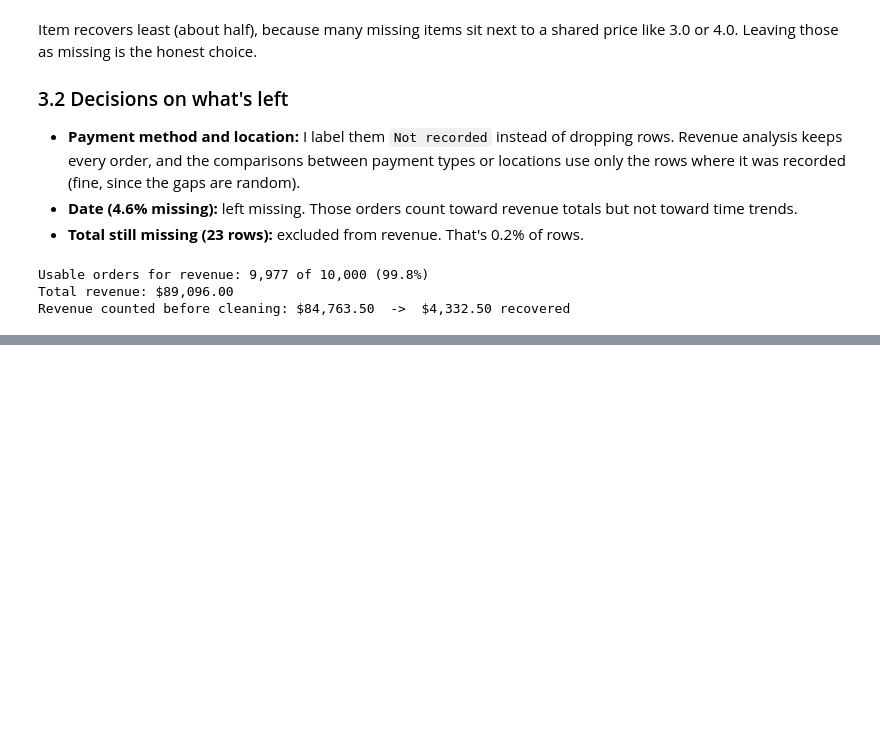
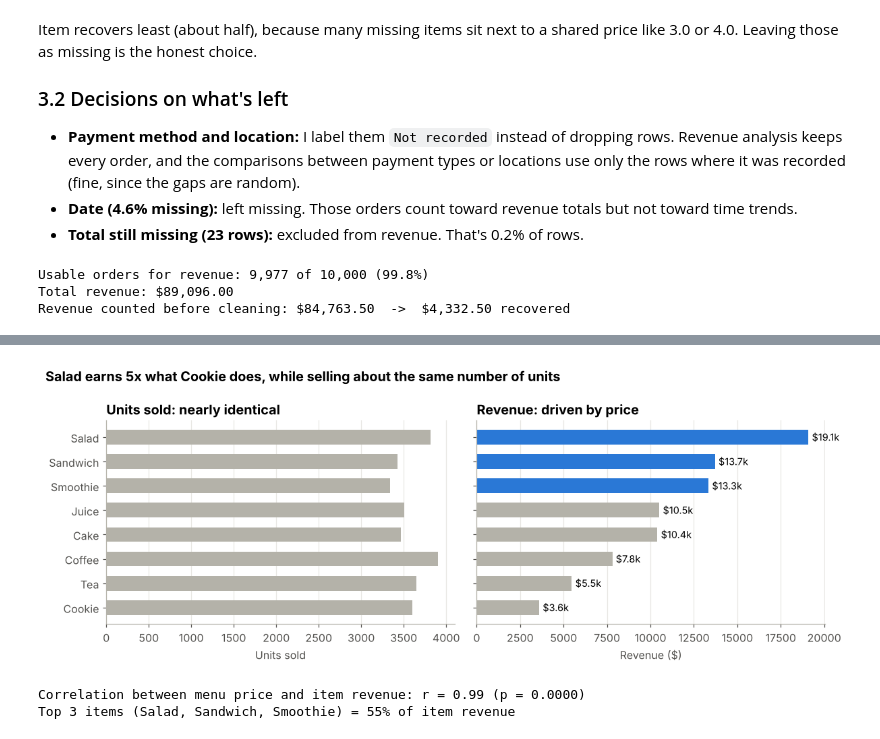
Before and after one commit to Aparnaxyz/cafe-sales-eda, a Jupyter notebook: notebooks/cafe_sales_eda.ipynb, the cells around one changed output, grey strips where cells are left out. Cells and saved outputs as stored; diff of their text form; code cells hidden in the pictures; blank space fills up the shorter version.

```diff
--- a/notebooks/cafe_sales_eda.ipynb
+++ b/notebooks/cafe_sales_eda.ipynb
@@ -254,0 +295,6 @@ Cleaning brought **99.8% of orders** back into the revenue numbers, and recovere
+# %%
+by_item = sales.dropna(subset=["Item"]).groupby("Item").agg(
+    orders=("Transaction ID", "count"), units=("Quantity", "sum"), revenue=("Total Spent", "sum"))
+by_item["price"] = pd.Series(menu)
+by_item["revenue share %"] = (by_item["revenue"] / by_item["revenue"].sum() * 100).round(1)
+by_item.sort_values("revenue", ascending=False)
@@ -254,0 +312,25 @@ Cleaning brought **99.8% of orders** back into the revenue numbers, and recovere
+# %%
+order = by_item.sort_values("revenue").index
+fig, axes = plt.subplots(1, 2, figsize=(11, 4.2), sharey=True)
+top3 = by_item["revenue"].nlargest(3).index
+axes[0].barh(order, by_item.loc[order, "units"], color=GRAY, height=0.6)
+axes[0].set_title("Units sold: nearly identical")
+axes[0].set_xlabel("Units sold")
+axes[1].barh(order, by_item.loc[order, "revenue"], height=0.6,
+             color=[ACCENT if i in top3 else GRAY for i in order])
+for y, i in enumerate(order):
+    axes[1].text(by_item.loc[i, "revenue"] + 200, y, f"${by_item.loc[i, 'revenue']/1000:.1f}k", va="center", fontsize=9.5)
+axes[1].set_title("Revenue: driven by price")
+axes[1].set_xlabel("Revenue ($)")
+for a in axes: a.grid(axis="y", visible=False)
+fig.suptitle("Salad earns 5x what Cookie does, while selling about the same number of units", x=0.01, ha="left", fontweight="bold", fontsize=13)
+save("04_items.png")
+# %% [output]
+[figure, added]
+# %%
+r, p = stats.pearsonr(by_item["price"], by_item["revenue"])
+print(f"Correlation between menu price and item revenue: r = {r:.2f} (p = {p:.4f})")
+print(f"Top 3 items (Salad, Sandwich, Smoothie) = {by_item['revenue'].nlargest(3).sum() / by_item['revenue'].sum():.0%} of item revenue")
+# %% [output]
+Correlation between menu price and item revenue: r = 0.99 (p = 0.0000)
+Top 3 items (Salad, Sandwich, Smoothie) = 55% of item revenue
```
Also changed, not shown: parts of 12 cells of this notebook, 5 other files.
